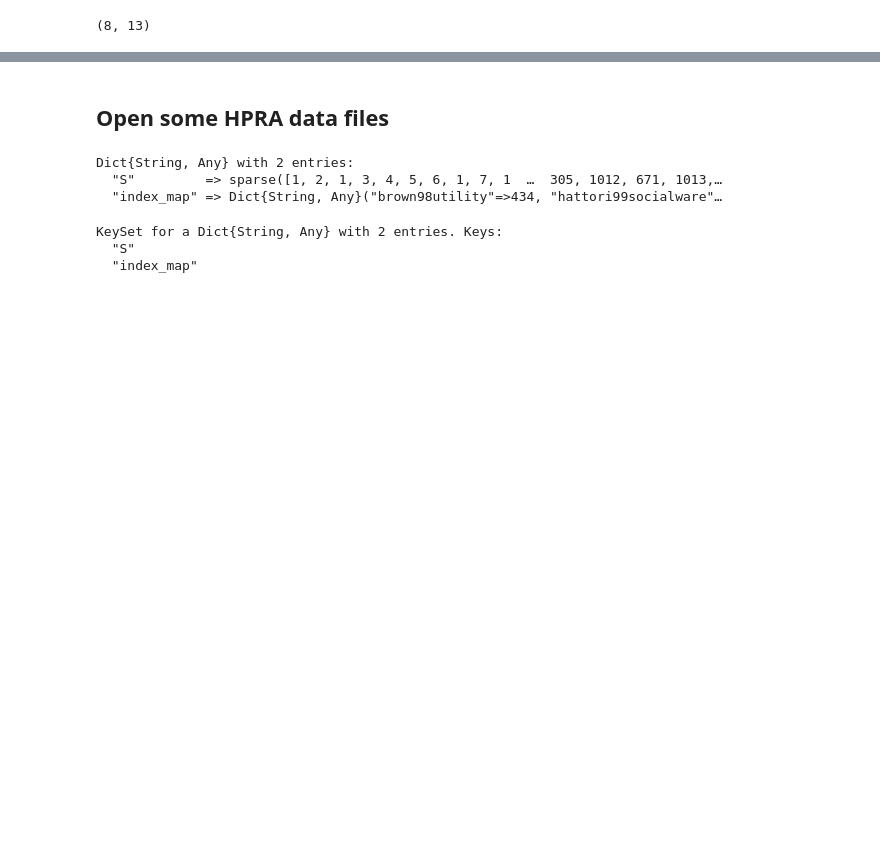
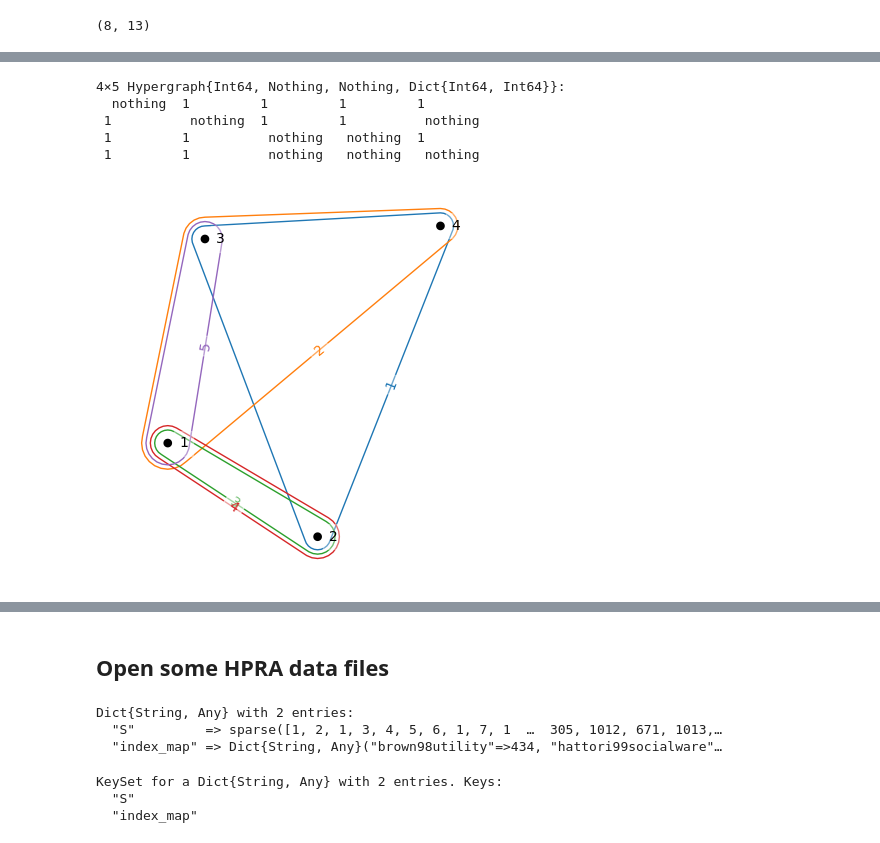
Before and after one commit to dimsinel/graphs, a Jupyter notebook: notebooks/HPRA_SimpleHypergraphs.ipynb, the cells around one changed output, grey strips where cells are left out. Drawn from its saved outputs; the diff is of its cells as text; code cells hidden in the pictures; blank space fills up the shorter version.

```diff
--- a/notebooks/HPRA_SimpleHypergraphs.ipynb
+++ b/notebooks/HPRA_SimpleHypergraphs.ipynb
@@ -621,0 +314,5 @@ h.he_meta
+# %%
+hh = Hypergraph{Int64}(2, 3) #, v_meta = Vector{Union{Nothing,String}}(nothing, 2));
+hh[1, 2:3] .= 1;
+hh[2, 3] = 1;
+hh
@@ -621,0 +343,7 @@ h.he_meta
+# %%
+@show hh[1,2]
+@show nhe(hh),nhv(hh)
+# add a hyperedge which contains node 2
+hh[end,end] =1
+hh[2,1] = 1
+hh
@@ -621,0 +357,13 @@ h.he_meta
+# %%
+add_vertex!(hh, hyperedges=Dict(1 => 1, 2 => 1))
+hh
+# %% [output]
+4×5 Hypergraph{Int64, Nothing, Nothing, Dict{Int64, Int64}}:
+  nothing  1         1         1         1
+ 1          nothing  1         1          nothing
+ 1         1          nothing   nothing  1
+ 1         1          nothing   nothing   nothing
+# %%
+draw(hh, HyperNetX; width=5, height=5, no_border=true)
+# %% [output]
+[figure, added]
```
Also changed, not shown: parts of 116 cells of this notebook, 20 other files.
